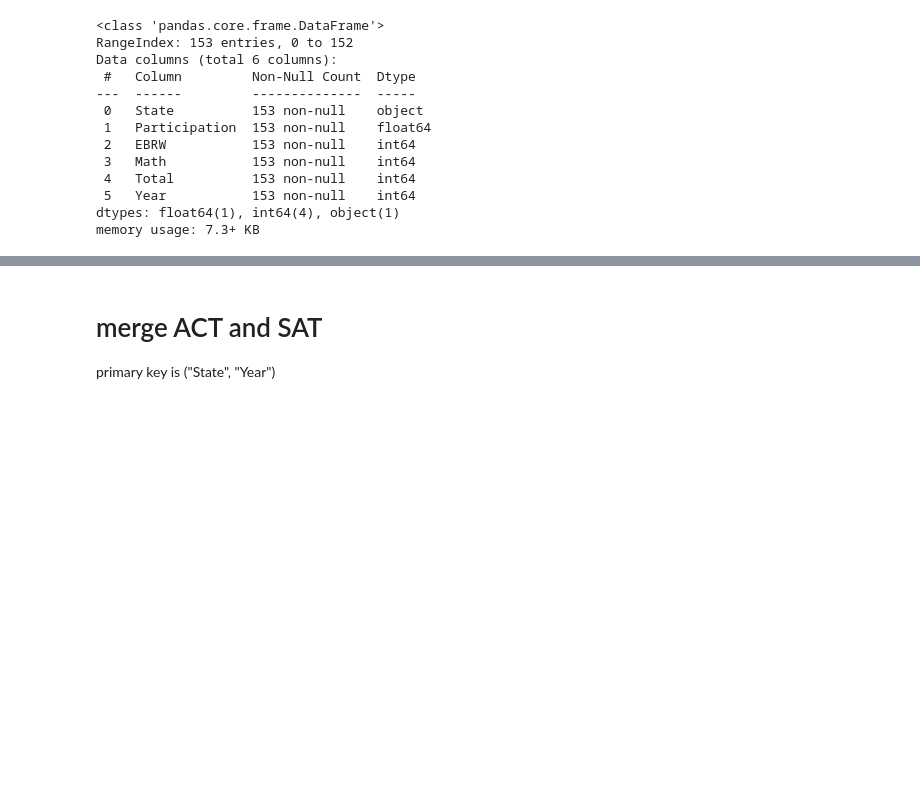
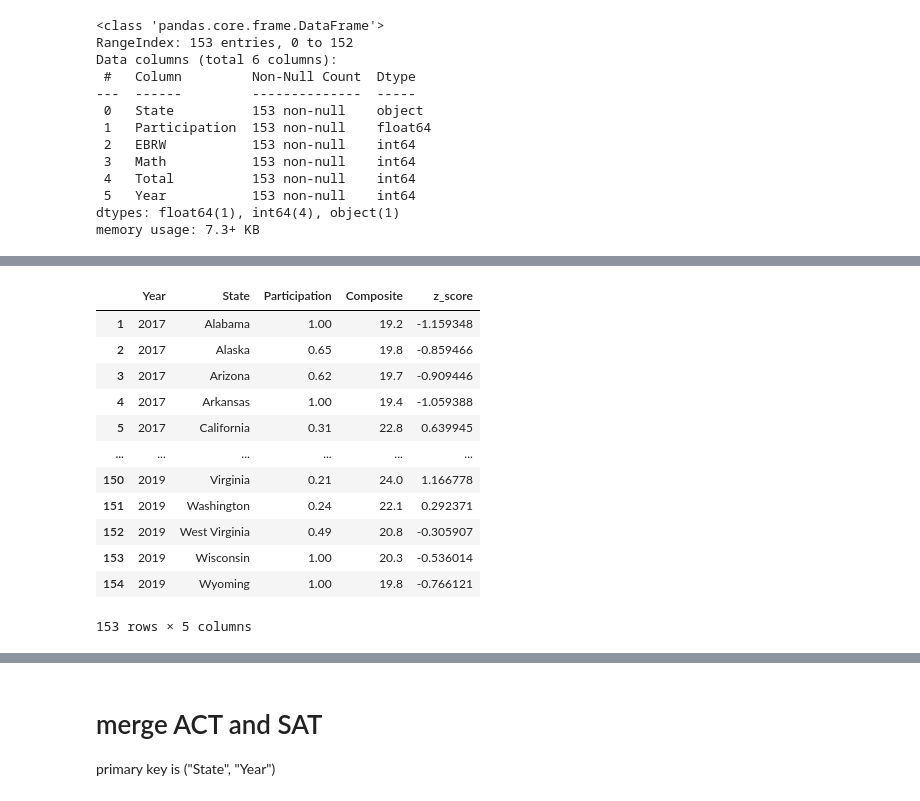
Before and after one commit to nozomiyamada/DSI2, a Jupyter notebook: project_1/data_cleaning.ipynb, the cells around one changed output, grey strips where cells are left out. Saved outputs shown, nothing was run; the diff lists cells and outputs as text; code cells hidden in the pictures; blank space fills up the shorter version.

```diff
--- a/project_1/data_cleaning.ipynb
+++ b/project_1/data_cleaning.ipynb
@@ -323,0 +345,16 @@ memory usage: 7.3+ KB
+# %%
+act
+# %% [output]
+|  | Year | State | Participation | Composite | z_score |
+| 1 | 2017 | Alabama | 1.00 | 19.2 | -1.159348 |
+| 2 | 2017 | Alaska | 0.65 | 19.8 | -0.859466 |
+| 3 | 2017 | Arizona | 0.62 | 19.7 | -0.909446 |
+| 4 | 2017 | Arkansas | 1.00 | 19.4 | -1.059388 |
+| 5 | 2017 | California | 0.31 | 22.8 | 0.639945 |
+| ... | ... | ... | ... | ... | ... |
+| 150 | 2019 | Virginia | 0.21 | 24.0 | 1.166778 |
+| 151 | 2019 | Washington | 0.24 | 22.1 | 0.292371 |
+| 152 | 2019 | West Virginia | 0.49 | 20.8 | -0.305907 |
+| 153 | 2019 | Wisconsin | 1.00 | 20.3 | -0.536014 |
+| 154 | 2019 | Wyoming | 1.00 | 19.8 | -0.766121 |
+153 rows × 5 columns
```
Also changed, not shown: parts of 7 cells of this notebook, 4 other files.
